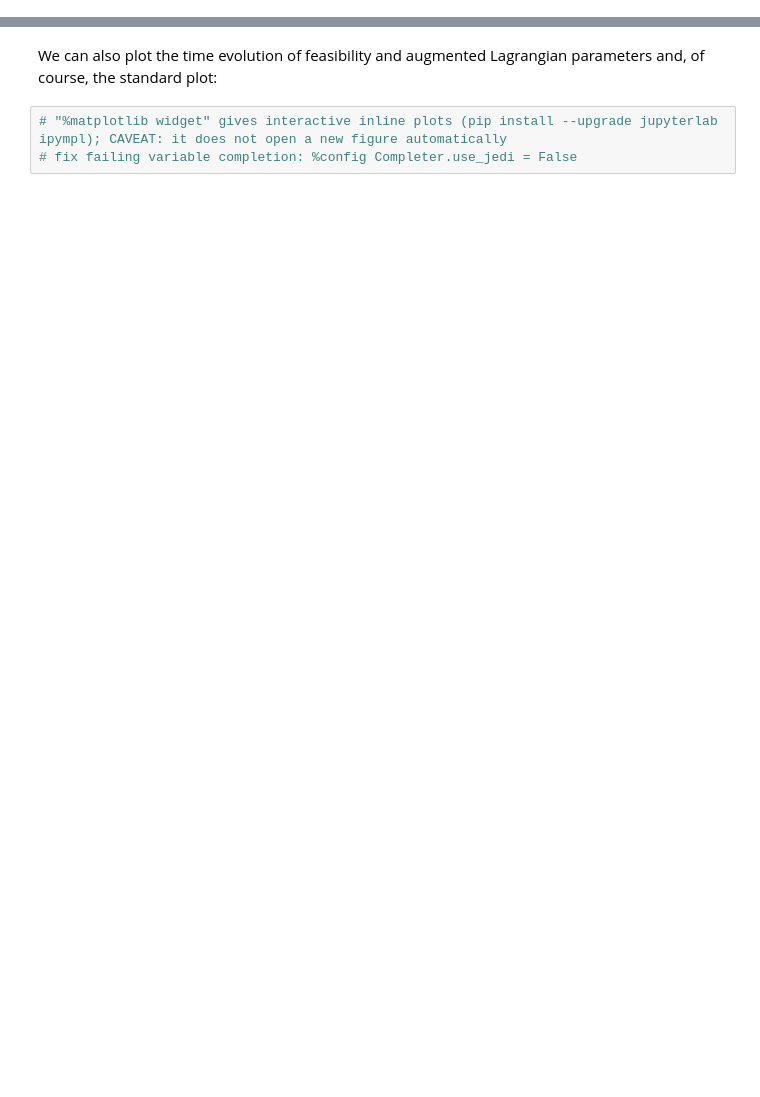
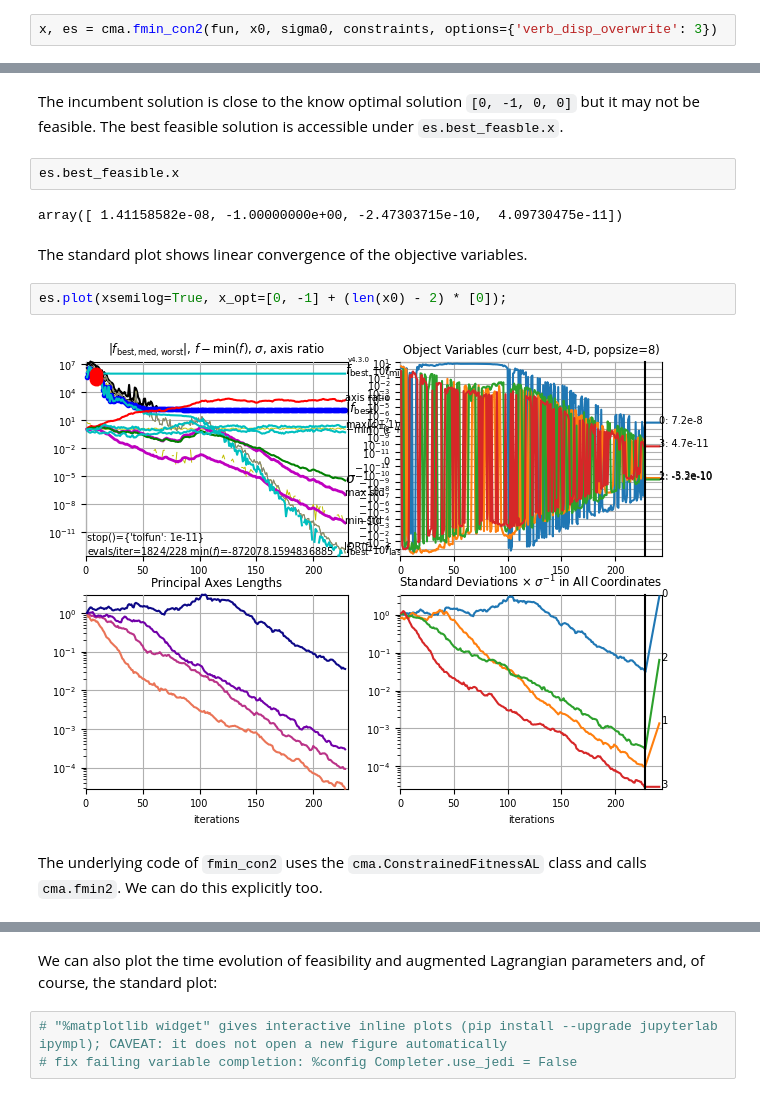
Before and after one commit to CMA-ES/pycma, a Jupyter notebook: notebooks/notebook-usecases-constraints.ipynb, the cells around one changed output, grey strips where cells are left out. Cells and saved outputs as stored; diff of their text form; blank space fills up the shorter version.

Commit message:
[notebooks/constraints] add fmin_con2 and ask-and-tell usecases
and polish

```diff
--- a/notebooks/notebook-usecases-constraints.ipynb
+++ b/notebooks/notebook-usecases-constraints.ipynb
@@ -38,0 +43,2 @@ std deviation: [1.6708746891068538e-07, 1.0743261327807437e-09, 2.32421933207800
+# %%
+x, es = cma.fmin_con2(fun, x0, sigma0, constraints, options={'verb_disp_overwrite': 3})
@@ -38,0 +56,14 @@ std deviation: [1.6708746891068538e-07, 1.0743261327807437e-09, 2.32421933207800
+# %% [markdown]
+The incumbent solution is close to the know optimal solution ``[0, -1, 0, 0]`` but it may not be feasible. The best feasible solution is accessible under `es.best_feasble.x`.
+# %%
+es.best_feasible.x
+# %% [output]
+array([ 1.41158582e-08, -1.00000000e+00, -2.47303715e-10,  4.09730475e-11])
+# %% [markdown]
+The standard plot shows linear convergence of the objective variables.
+# %%
+es.plot(xsemilog=True, x_opt=[0, -1] + (len(x0) - 2) * [0]);
+# %% [output]
+[figure, added]
+# %% [markdown]
+The underlying code of `fmin_con2` uses the `cma.ConstrainedFitnessAL` class and calls `cma.fmin2`. We can do this explicitly too.
```
Also changed, not shown: parts of 24 cells of this notebook.
